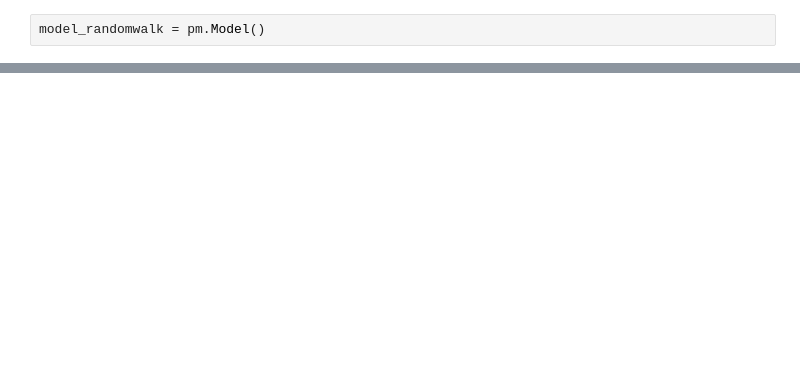
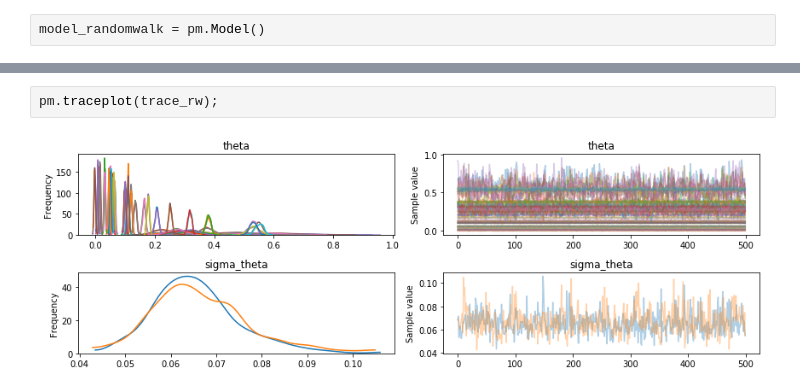
Before and after one commit to tvladeck/covid-rt, a Jupyter notebook: pymc3 approach.ipynb, the cells around one changed output, grey strips where cells are left out. Drawn from its saved outputs; the diff is of its cells as text; blank space fills up the shorter version.

```diff
--- a/pymc3 approach.ipynb
+++ b/pymc3 approach.ipynb
@@ -49,3 +53,7 @@ ax = plt.subplot(111, xlabel='time', ylabel='rt', title='Change of rt over time.
 ax.plot(rt, 'r', alpha=.05);
 # %% [output]
 [figure]
+# %%
+pm.traceplot(trace_rw);
+# %% [output]
+[figure, added]
```
Also changed, not shown: parts of 4 cells of this notebook.
